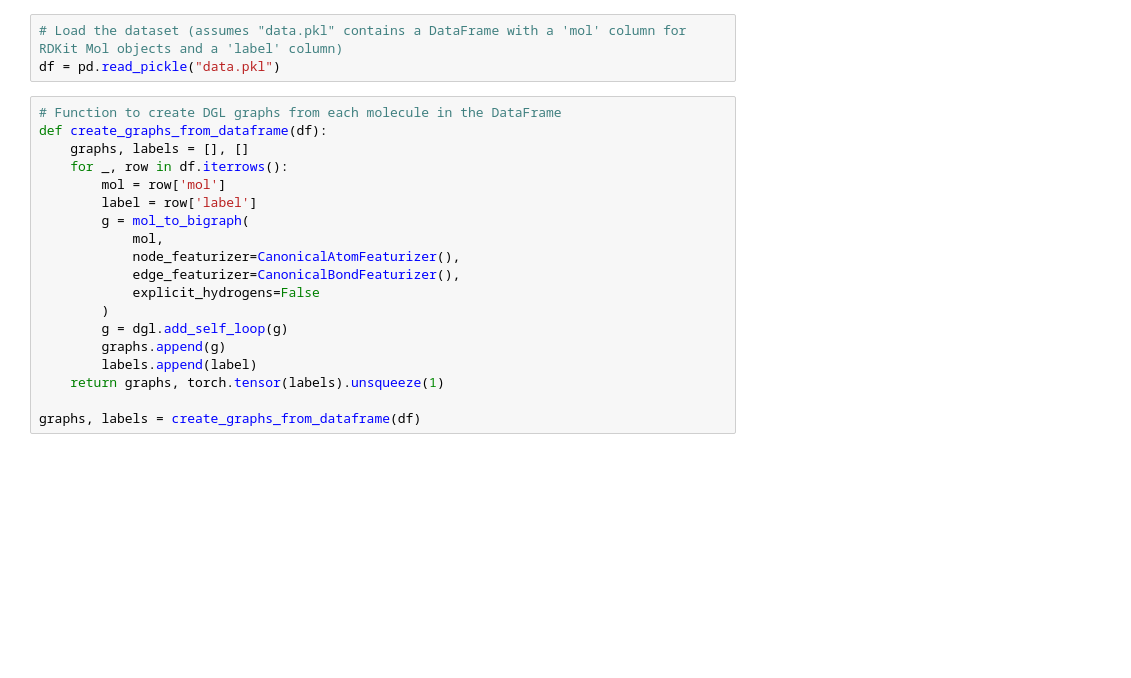
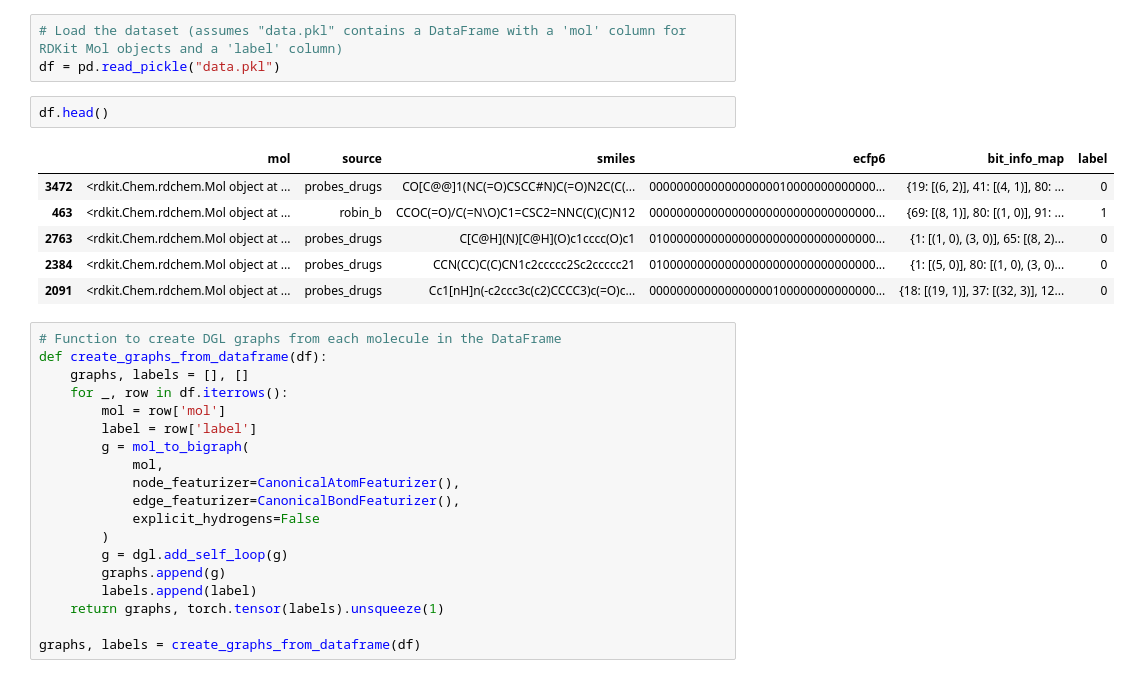
Before and after one commit to fulopjoz/diploma_thesis, a Jupyter notebook: models/gnn/mol2graphs.ipynb, the cells around one changed output. Saved outputs shown, nothing was run; the diff lists cells and outputs as text; blank space fills up the shorter version.

```diff
--- a/models/gnn/mol2graphs.ipynb
+++ b/models/gnn/mol2graphs.ipynb
@@ -41,6 +41,15 @@ warnings.filterwarnings("ignore")
 # %%
 # Load the dataset (assumes "data.pkl" contains a DataFrame with a 'mol' column for RDKit Mol objects and a 'label' column)
 df = pd.read_pickle("data.pkl")
+# %%
+df.head()
+# %% [output]
+|  | mol | source | smiles | ecfp6 | bit_info_map | label |
+| 3472 | <rdkit.Chem.rdchem.Mol object at ... | probes_drugs | CO[C@@]1(NC(=O)CSCC#N)C(=O)N2C(C(... | 000000000000000000010000000000000... | {19: [(6, 2)], 41: [(4, 1)], 80: ... | 0 |
+| 463 | <rdkit.Chem.rdchem.Mol object at ... | robin_b | CCOC(=O)/C(=N\O)C1=CSC2=NNC(C)(C)N12 | 000000000000000000000000000000000... | {69: [(8, 1)], 80: [(1, 0)], 91: ... | 1 |
+| 2763 | <rdkit.Chem.rdchem.Mol object at ... | probes_drugs | C[C@H](N)[C@H](O)c1cccc(O)c1 | 010000000000000000000000000000000... | {1: [(1, 0), (3, 0)], 65: [(8, 2)... | 0 |
+| 2384 | <rdkit.Chem.rdchem.Mol object at ... | probes_drugs | CCN(CC)C(C)CN1c2ccccc2Sc2ccccc21 | 010000000000000000000000000000000... | {1: [(5, 0)], 80: [(1, 0), (3, 0)... | 0 |
+| 2091 | <rdkit.Chem.rdchem.Mol object at ... | probes_drugs | Cc1[nH]n(-c2ccc3c(c2)CCCC3)c(=O)c... | 000000000000000000100000000000000... | {18: [(19, 1)], 37: [(32, 3)], 12... | 0 |
 # %%
 # Function to create DGL graphs from each molecule in the DataFrame
 def create_graphs_from_dataframe(df):
```
Also changed, not shown: parts of 1 cell of this notebook, 1 other file.
